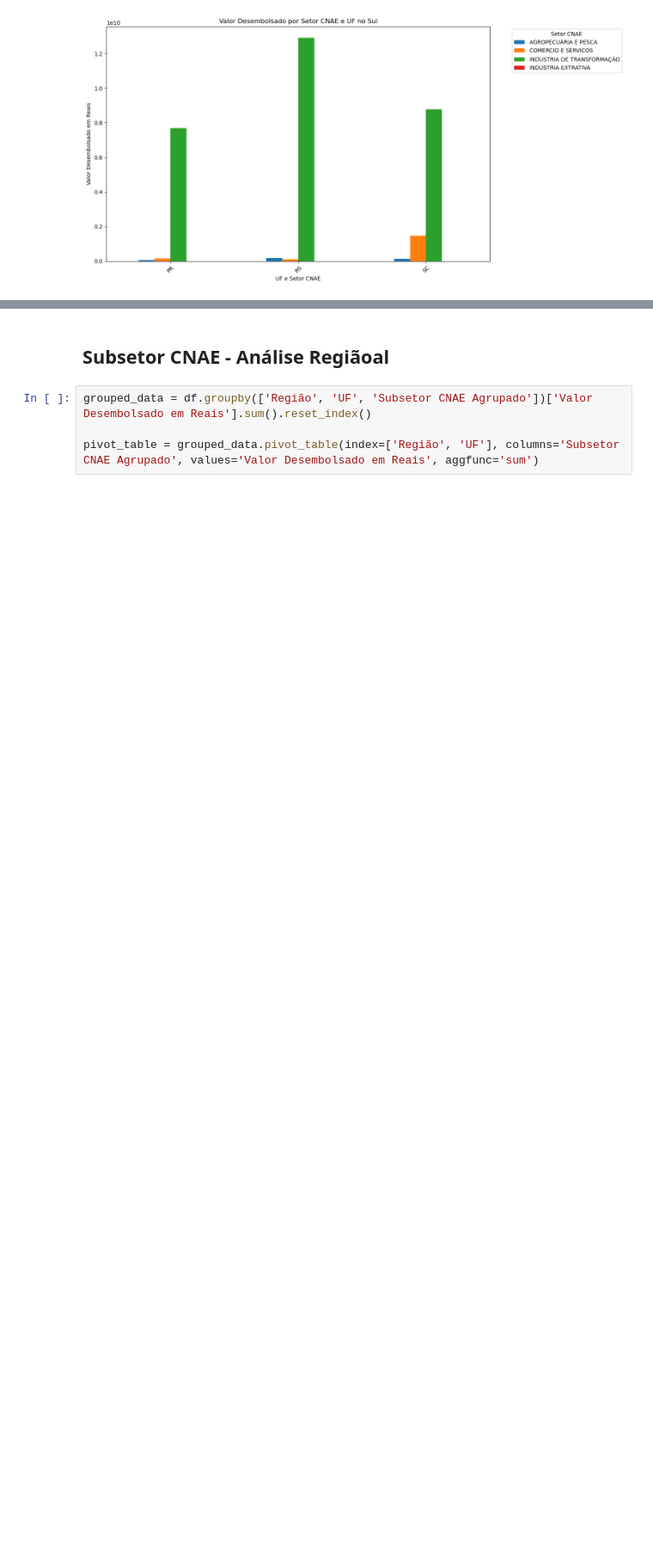
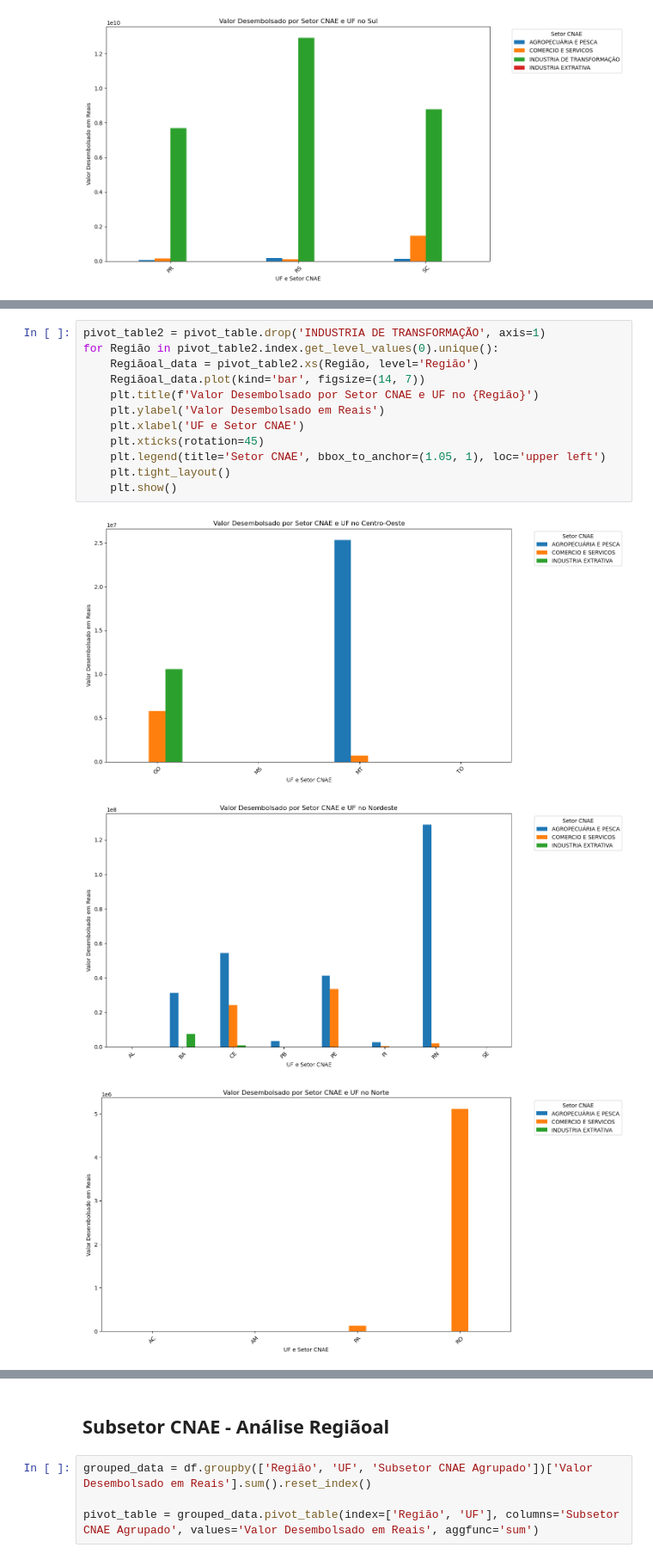
Before and after one commit to PedroHCosme/Analise-Estatistica-BDMG-Emprestimos, a Jupyter notebook: TCC_dados.ipynb, the cells around one changed output, grey strips where cells are left out. Shown at 86% size. Drawn from its saved outputs; the diff is of its cells as text; blank space fills up the shorter version.

```diff
--- a/TCC_dados.ipynb
+++ b/TCC_dados.ipynb
@@ -118,0 +121,16 @@ for Região in pivot_table.index.get_level_values(0).unique():
+# %%
+pivot_table2 = pivot_table.drop('INDUSTRIA DE TRANSFORMAÇÃO', axis=1)
+for Região in pivot_table2.index.get_level_values(0).unique():
+    Regiãoal_data = pivot_table2.xs(Região, level='Região')
+    Regiãoal_data.plot(kind='bar', figsize=(14, 7))
+    plt.title(f'Valor Desembolsado por Setor CNAE e UF no {Região}')
+    plt.ylabel('Valor Desembolsado em Reais')
+    plt.xlabel('UF e Setor CNAE')
+    plt.xticks(rotation=45)
+    plt.legend(title='Setor CNAE', bbox_to_anchor=(1.05, 1), loc='upper left')
+    plt.tight_layout()
+    plt.show()
+# %% [output]
+[figure, added]
+[figure, added]
+[figure, added]
```
Also changed, not shown: parts of 6 cells of this notebook.
